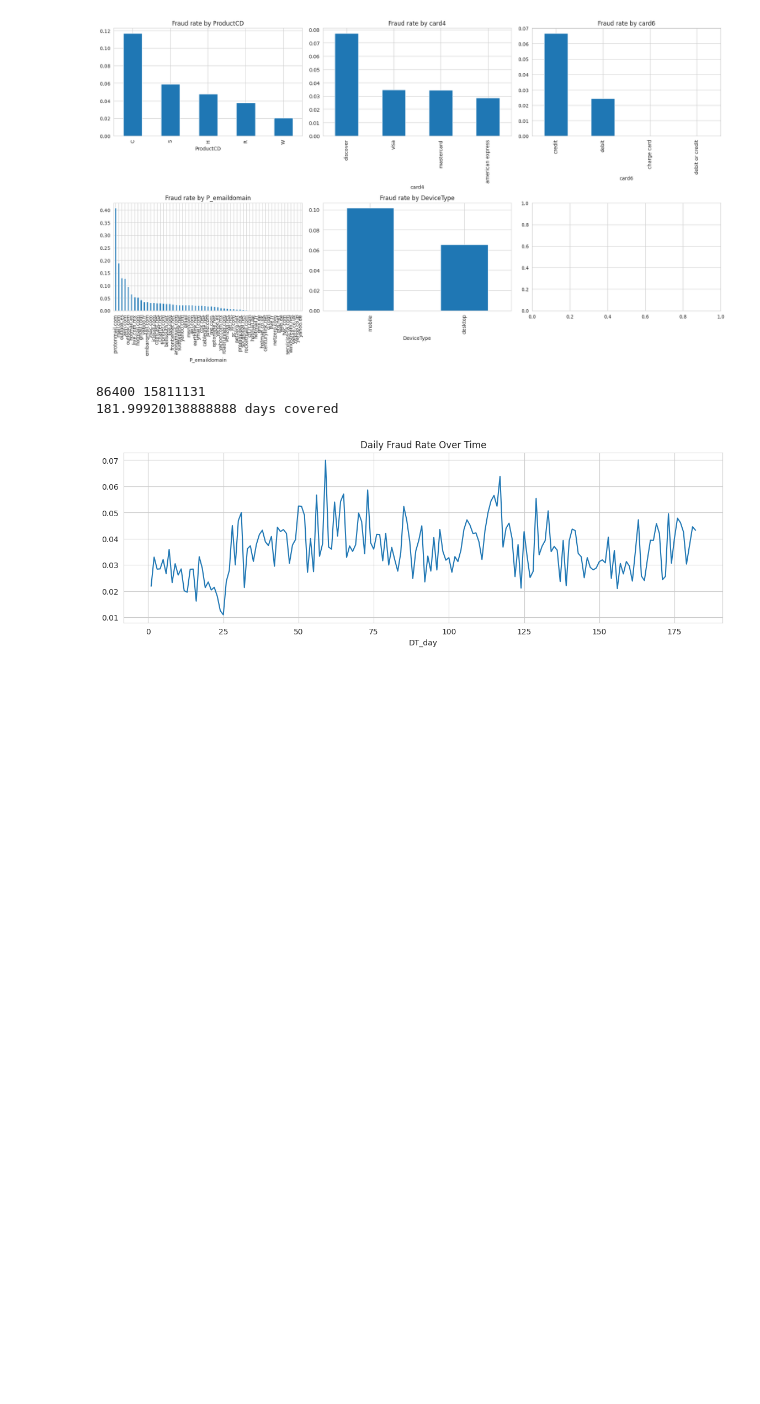
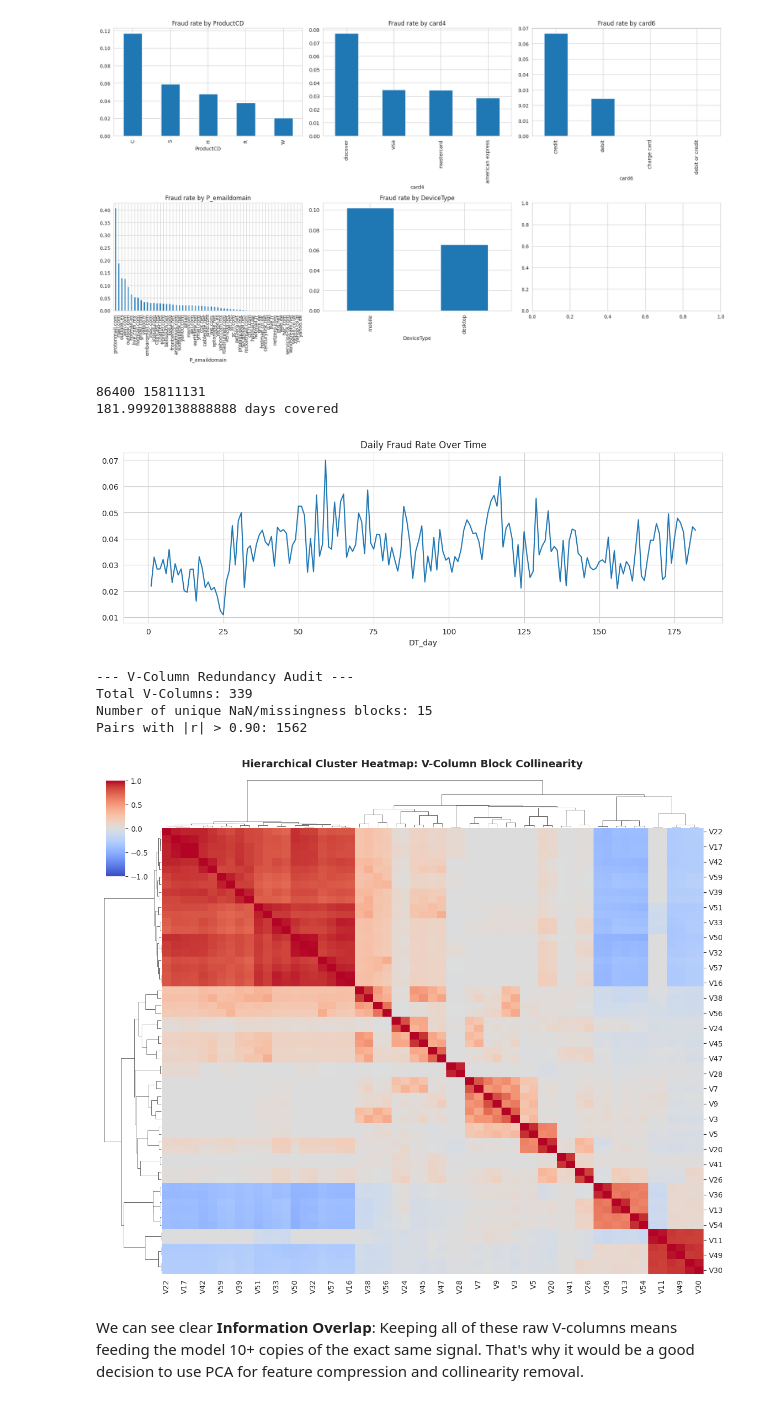
Before and after one commit to koalla05/deep-learning-assignment1, a Jupyter notebook: eda.ipynb, the cells around one changed output. Saved outputs shown, nothing was run; the diff lists cells and outputs as text; code cells hidden in the pictures; blank space fills up the shorter version.

```diff
--- a/eda.ipynb
+++ b/eda.ipynb
@@ -657,3 +678,56 @@ plt.show()
 86400 15811131
 181.99920138888888 days covered
 [figure]
+# %%
+if v_cols:
+    print("--- V-Column Redundancy Audit ---")
+    print(f"Total V-Columns: {len(v_cols)}")
+
+    # 1. Group V-columns by missing value patterns (Vesta Block Structure)
+    nan_counts = train[v_cols].isnull().sum()
+    nan_groups = nan_counts.groupby(nan_counts).apply(lambda x: list(x.index))
+    print(f"Number of unique NaN/missingness blocks: {len(nan_groups)}")
+
+    # 2. Compute correlation matrix on a subset to measure extreme redundancy
+    sample_v = train[v_cols].sample(n=min(20000, len(train)), random_state=42)
+    corr_matrix = sample_v.corr().abs()
+
+    # Count pairs with correlation > 0.90
+    upper_tri = corr_matrix.where(np.triu(np.ones(corr_matrix.shape), k=1).astype(bool))
+    high_corr_pairs = (upper_tri > 0.90).sum().sum()
+    print(f"Pairs with |r| > 0.90: {high_corr_pairs}")
+
+    # 3. Clustermap of a representative block (e.g., V1 - V94 or first 60 V-cols)
+    # Using hierarchical clustering highlights block collinearity clearly
+    sample_subset_df = sample_v[v_cols[:60]].dropna(how='all', axis=1)
+
+    # 2. Filter out zero-variance / constant features (std == 0) which cause NaN correlation
+    std_series = sample_subset_df.std()
+    valid_cols = std_series[std_series > 0].index
+    sample_subset_df = sample_subset_df[valid_cols]
+
+    # 3. Compute pairwise correlation
+    corr_df = sample_subset_df.corr()
+
+    # 4. Fill any remaining isolated NaNs with 0 (uncorrelated fallback)
+    corr_df = corr_df.fillna(0)
+
+    # 5. Render clustermap safely
+    g = sns.clustermap(
+        corr_df,
+        cmap='coolwarm',
+        vmin=-1, vmax=1,
+        figsize=(12, 10),
+        dendrogram_ratio=(0.1, 0.1),
+        cbar_pos=(0.02, 0.8, 0.03, 0.18)
+    )
+    g.fig.suptitle('Hierarchical Cluster Heatmap: V-Column Block Collinearity', y=1.02, fontsize=14, fontweight='bold')
+    plt.show()
+# %% [output]
+--- V-Column Redundancy Audit ---
+Total V-Columns: 339
+Number of unique NaN/missingness blocks: 15
+Pairs with |r| > 0.90: 1562
+[figure, added]
+# %% [markdown]
+We can see clear **Information Overlap**: Keeping all of these raw V-columns means feeding the model 10+ copies of the exact same signal. That's why it would be a good decision to use PCA for feature compression and collinearity removal.
```
Also changed, not shown: parts of 10 cells of this notebook.
